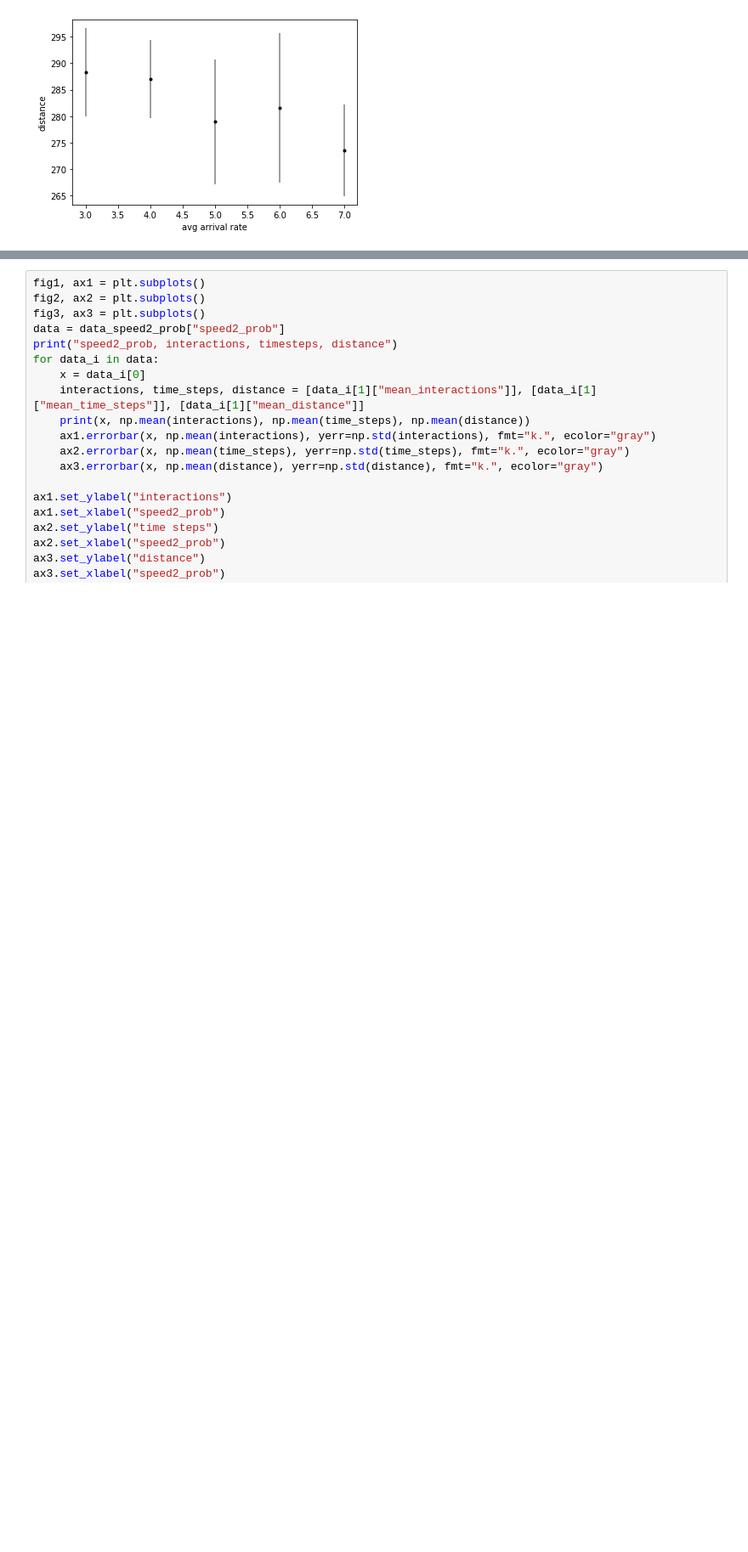
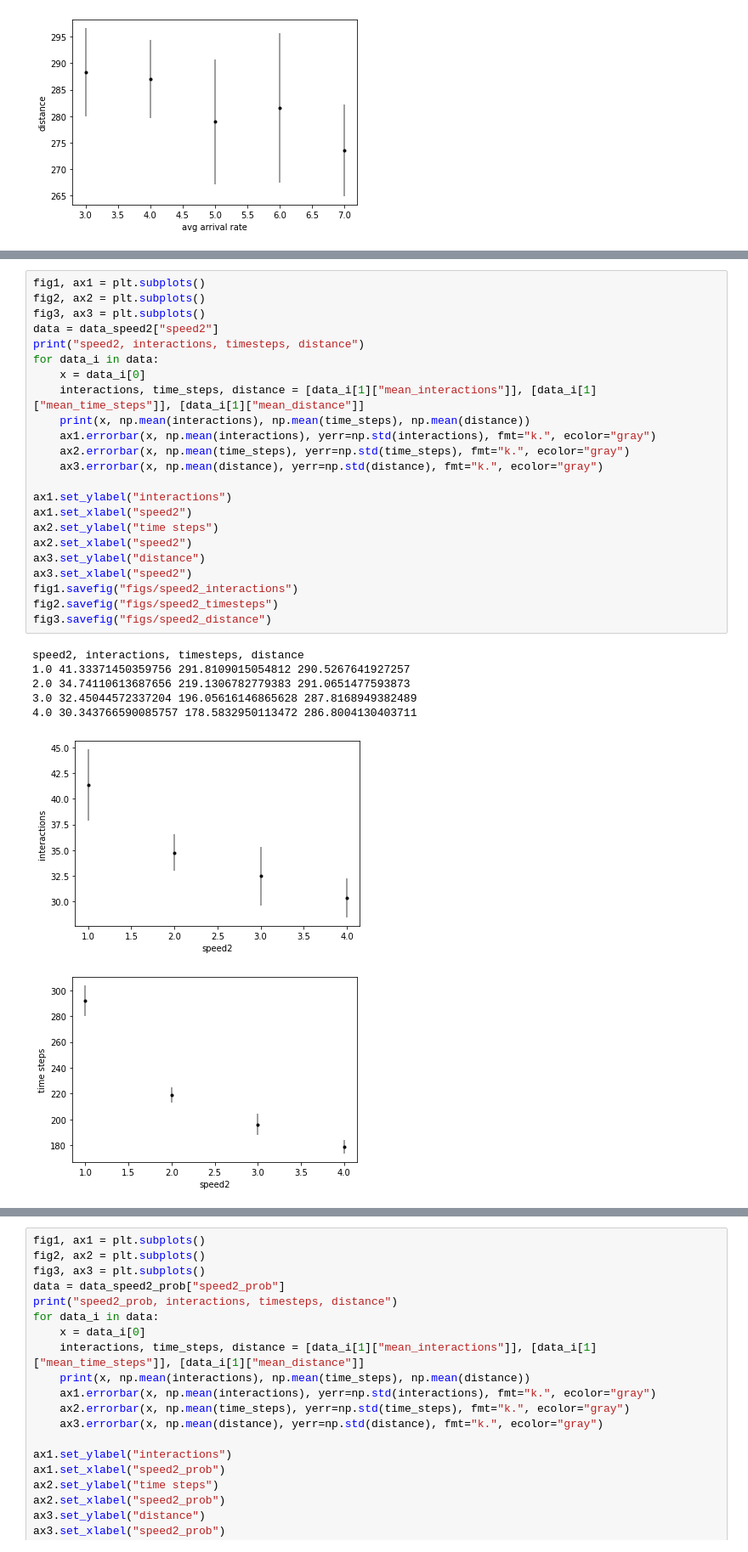
Before and after one commit to tjerkok/AgentBasedModelling, a Jupyter notebook: mesamodel/Local_SA.ipynb, the cells around one changed output, grey strips where cells are left out. Shown: that part at 85% size. Drawn from its saved outputs; the diff is of its cells as text; blank space fills up the shorter version.

```diff
--- a/mesamodel/Local_SA.ipynb
+++ b/mesamodel/Local_SA.ipynb
@@ -135,0 +218,31 @@ familiar2, interactions, timesteps, distance
+# %%
+fig1, ax1 = plt.subplots()
+fig2, ax2 = plt.subplots()
+fig3, ax3 = plt.subplots()
+data = data_speed2["speed2"]
+print("speed2, interactions, timesteps, distance")
+for data_i in data:
+    x = data_i[0]
+    interactions, time_steps, distance = [data_i[1]["mean_interactions"]], [data_i[1]["mean_time_steps"]], [data_i[1]["mean_distance"]]
+    print(x, np.mean(interactions), np.mean(time_steps), np.mean(distance))
+    ax1.errorbar(x, np.mean(interactions), yerr=np.std(interactions), fmt="k.", ecolor="gray")
+    ax2.errorbar(x, np.mean(time_steps), yerr=np.std(time_steps), fmt="k.", ecolor="gray")
+    ax3.errorbar(x, np.mean(distance), yerr=np.std(distance), fmt="k.", ecolor="gray")
+
+ax1.set_ylabel("interactions")
+ax1.set_xlabel("speed2")
+ax2.set_ylabel("time steps")
+ax2.set_xlabel("speed2")
+ax3.set_ylabel("distance")
+ax3.set_xlabel("speed2")
+fig1.savefig("figs/speed2_interactions")
+fig2.savefig("figs/speed2_timesteps")
+fig3.savefig("figs/speed2_distance")
+# %% [output]
+speed2, interactions, timesteps, distance
+1.0 41.33371450359756 291.8109015054812 290.5267641927257
+2.0 34.74110613687656 219.1306782779383 291.0651477593873
+3.0 32.45044572337204 196.05616146865628 287.8168949382489
+4.0 30.343766590085757 178.5832950113472 286.8004130403711
+[figure, added]
+[figure, added]
```
Also changed, not shown: parts of 7 cells of this notebook, 26 other files.
